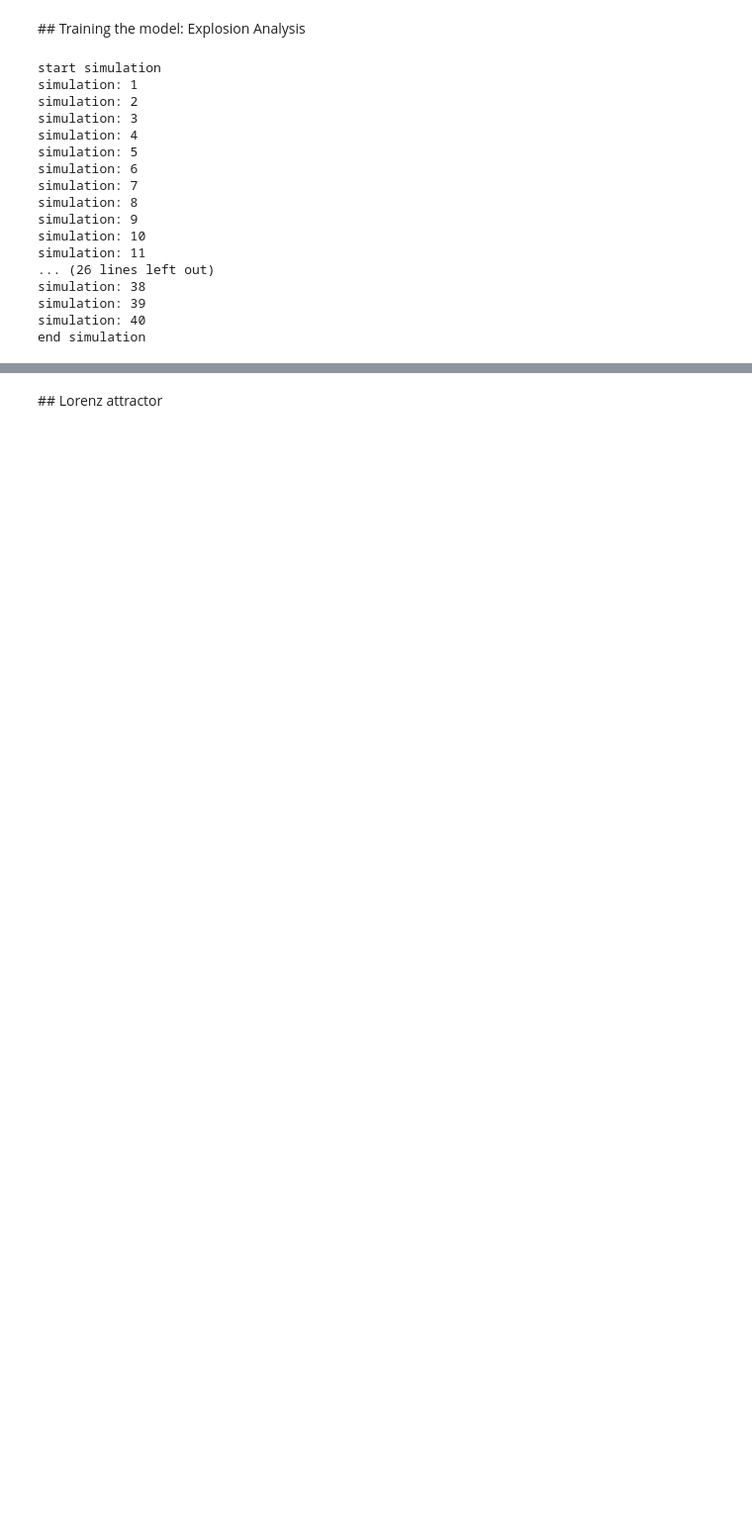
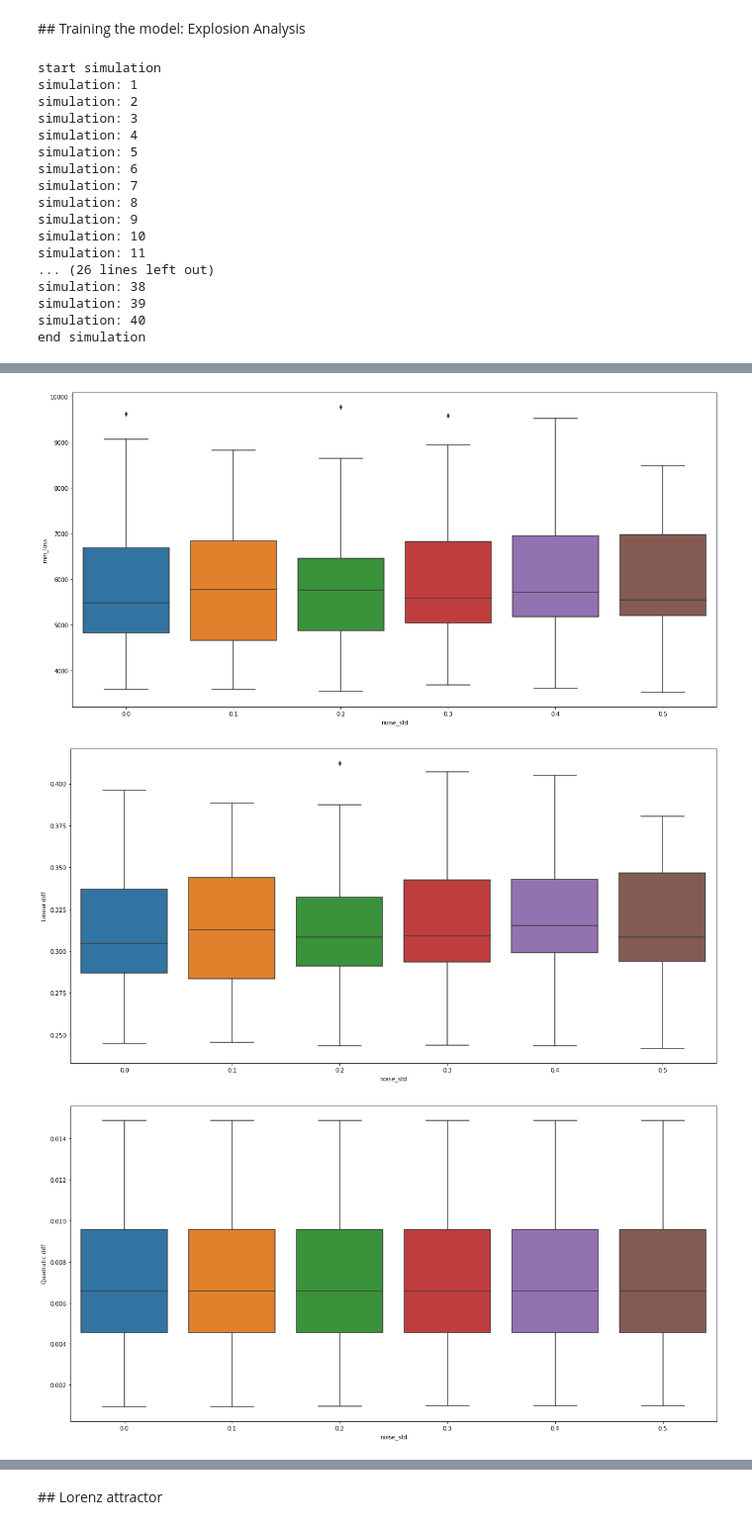
Before and after one commit to KennethThNg/Semester-project-dynamical-system-learning, a Jupyter notebook: NoiseODETestLayer.ipynb, the cells around one changed output, grey strips where cells are left out. Shown: that part at 99% size. Drawn from its saved outputs; the diff is of its cells as text; code cells hidden in the pictures; blank space fills up the shorter version.

```diff
--- a/NoiseODETestLayer.ipynb
+++ b/NoiseODETestLayer.ipynb
@@ -273,3 +249,8 @@ def grid_search(model, train_x, train_y, T, z_dim, n_sim=40, noise=[0.,0.1,0.2,0
+# %%
+def boxplot_feature(data, fixed_feat1, val_feat1, fixed_feat2, val_feat2, feat_x, feat_y='min_loss'):
+    data_feat = data[(data[fixed_feat1] == val_feat1)&(data[fixed_feat2] == val_feat2)]
+    plt.figure(figsize=(20,10))
+    ax = sns.boxplot(x=feat_x, y=feat_y, data=data_feat)
 # %% [markdown]
 # Pendulum
 # %% [markdown]
@@ -489,0 +308,10 @@ plt.show()
+# %%
+grid_df = pd.DataFrame(grid_val)
+path_gen = '../gen_data/'
+n_sim_str = '_100'
+data = 'pend_df'
+grid_df.to_csv(path_gen + data + n_sim_str + '.csv')
+# %%
+#Dataframe creation
+grid_df_pend = pd.read_csv(path_gen + 'pend_df_100.csv')
+grid_df_pend
@@ -489,0 +332,8 @@ plt.show()
+# %%
+boxplot_feature(data=grid_df_pend, fixed_feat1='epoch', val_feat1=1000, fixed_feat2='batch', val_feat2=10, feat_x='noise_std', feat_y='min_loss');
+boxplot_feature(data=grid_df_pend, fixed_feat1='epoch', val_feat1=1000, fixed_feat2='batch', val_feat2=10, feat_x='noise_std', feat_y='Linear diff');
+boxplot_feature(data=grid_df_pend, fixed_feat1='epoch', val_feat1=1000, fixed_feat2='batch', val_feat2=10, feat_x='noise_std', feat_y='Quadratic diff')
+# %% [output]
+[figure, added]
+[figure, added]
+[figure, added]
```
Also changed, not shown: parts of 35 cells of this notebook.
